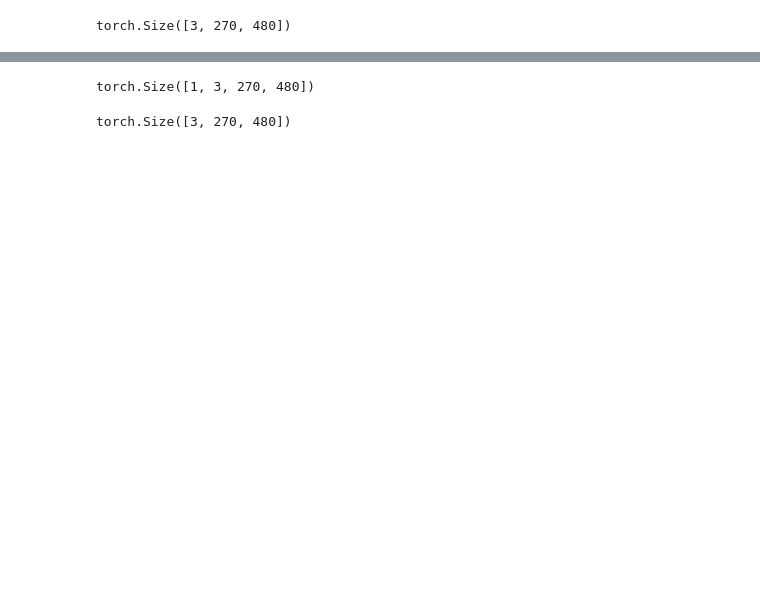
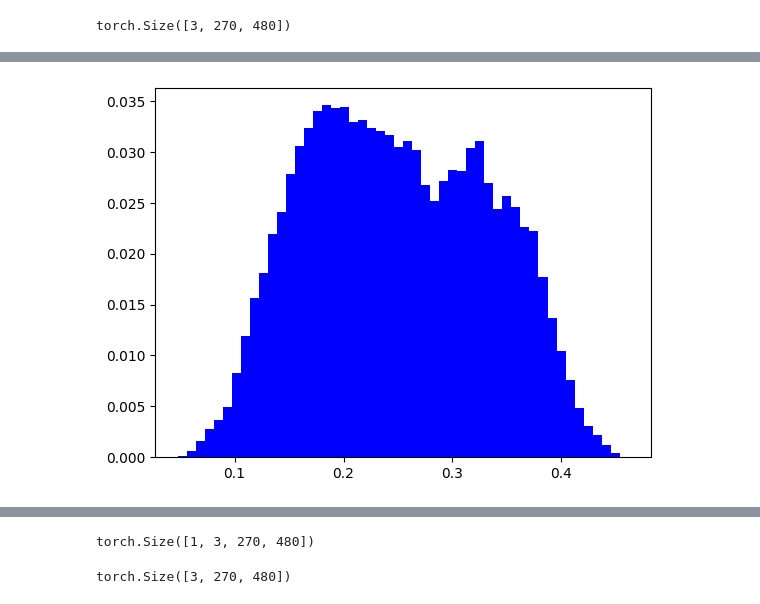
Before and after one commit to gevana/PhoCoLens, a Jupyter notebook: SVDeconv/test_weiner.ipynb, the cells around one changed output, grey strips where cells are left out. Drawn from its saved outputs; the diff is of its cells as text; code cells hidden in the pictures; blank space fills up the shorter version.

```diff
--- a/SVDeconv/test_weiner.ipynb
+++ b/SVDeconv/test_weiner.ipynb
@@ -68,0 +96,4 @@ torch.Size([3, 270, 480])
+# %%
+_=plot_hist(tiff_im)
+# %% [output]
+[figure, added]
```
Also changed, not shown: parts of 27 cells of this notebook, 3 other files.
